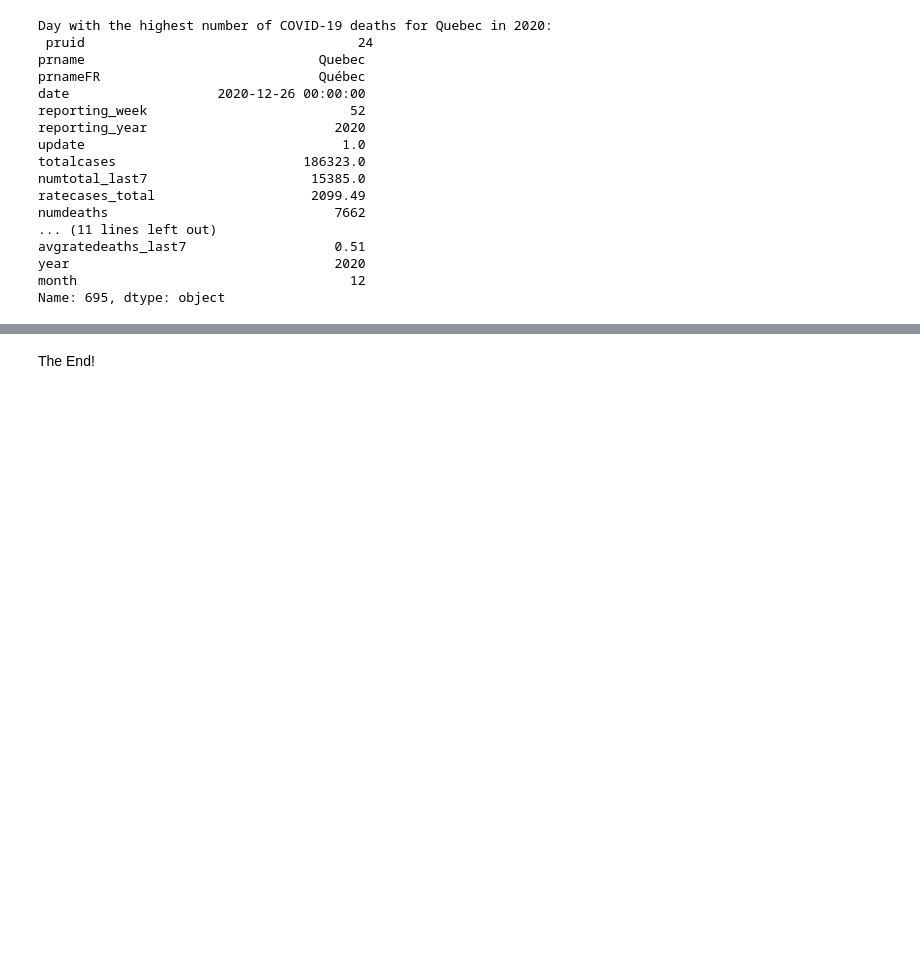
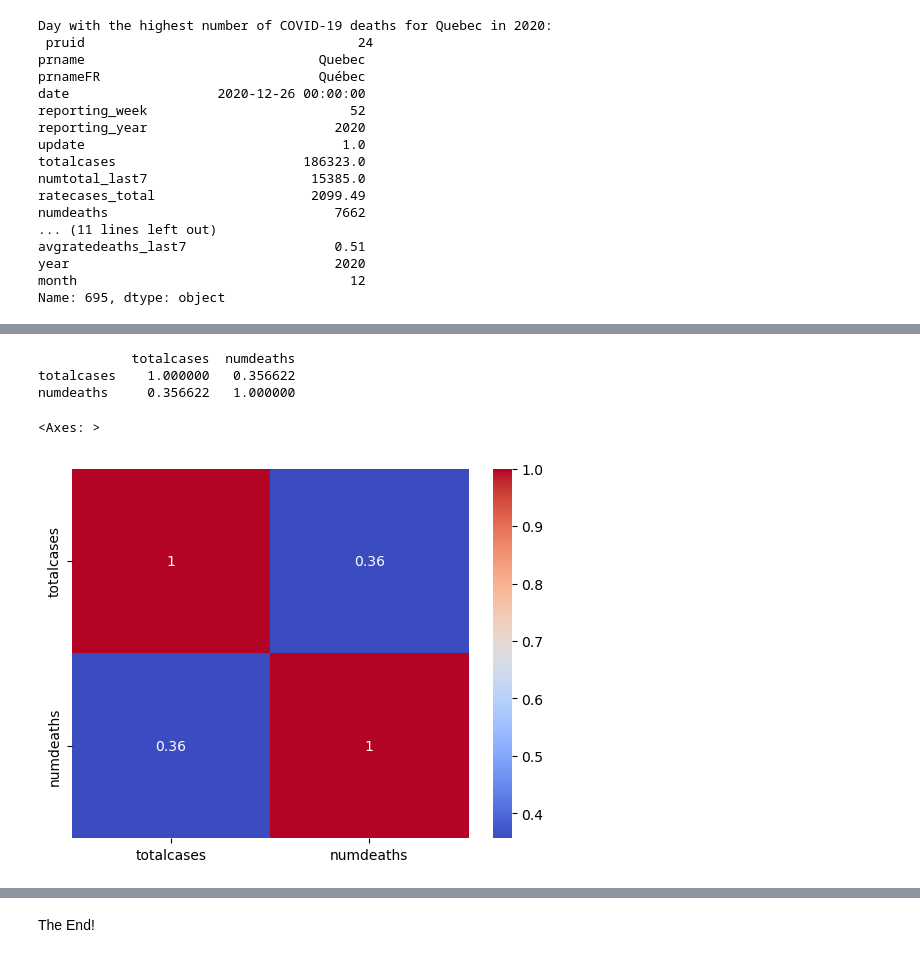
Before and after one commit to MiltonGreat/COVID-19, a Jupyter notebook: EDA COVID.ipynb, the cells around one changed output, grey strips where cells are left out. Cells and saved outputs as stored; diff of their text form; code cells hidden in the pictures; blank space fills up the shorter version.

```diff
--- a/EDA COVID.ipynb
+++ b/EDA COVID.ipynb
@@ -448,0 +490,11 @@ Name: 695, dtype: object
+# %%
+# Correlation between total cases and total deaths
+correlation = df[['totalcases', 'numdeaths']].corr()
+print(correlation)
+sns.heatmap(correlation, annot=True, cmap='coolwarm')
+# %% [output]
+            totalcases  numdeaths
+totalcases    1.000000   0.356622
+numdeaths     0.356622   1.000000
+<Axes: >
+[figure, added]
```
Also changed, not shown: parts of 25 cells of this notebook.
